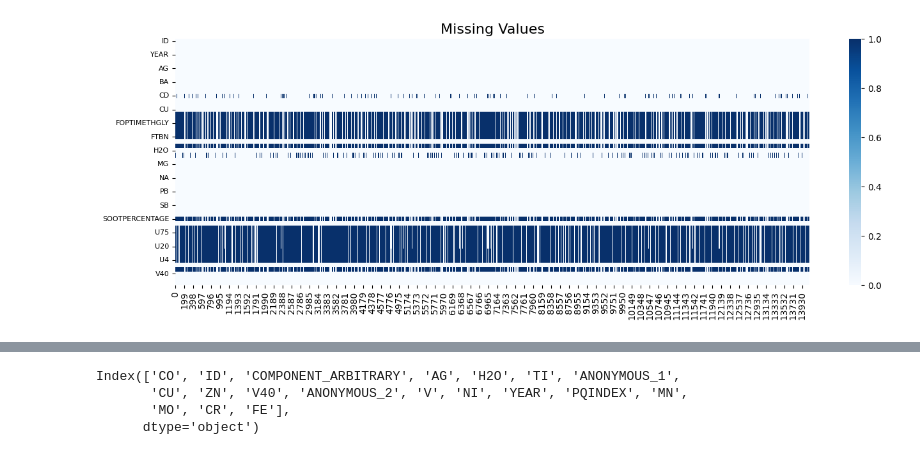
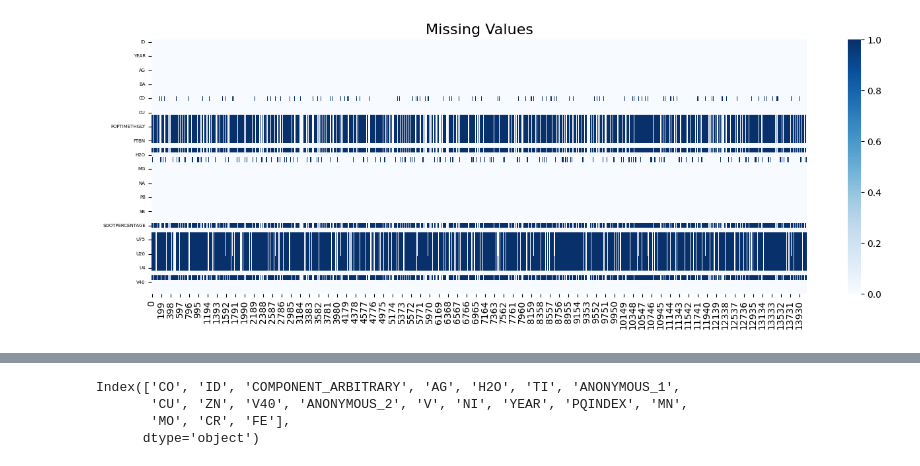
Before and after one commit to whatsasolo/Oil-status-classification-of-construction-machinery, a Jupyter notebook: main.ipynb, the cells around one changed output, grey strips where cells are left out. Cells and saved outputs as stored; diff of their text form; code cells hidden in the pictures.

```diff
--- a/main.ipynb
+++ b/main.ipynb
@@ -13,11 +13,11 @@ df_test = pd.read_csv(f'{data_path}test.csv')
 # %%
 f, ax = plt.subplots(nrows=1, ncols=1, figsize=(16,5))
 
 sns.heatmap(df.T.isna(), cmap='Blues')
 ax.set_title('Missing Values', fontsize=16)
 
 for tick in ax.yaxis.get_major_ticks():
-    tick.label.set_fontsize(8)
+    tick.label.set_fontsize(5)
 plt.show()
 # %% [output]
-[figure, old version]
+[figure, new version]
```
Also changed, not shown: parts of 8 cells of this notebook, 1 other file.
